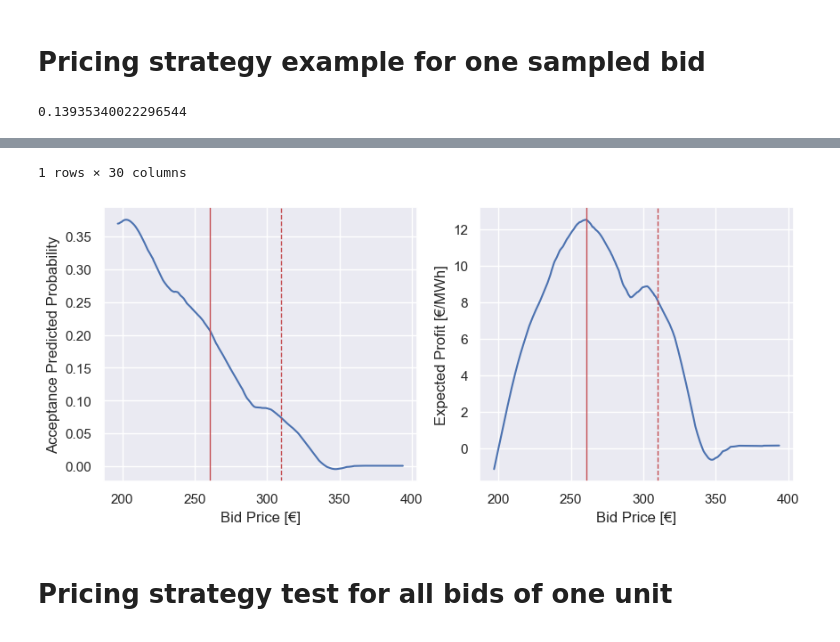
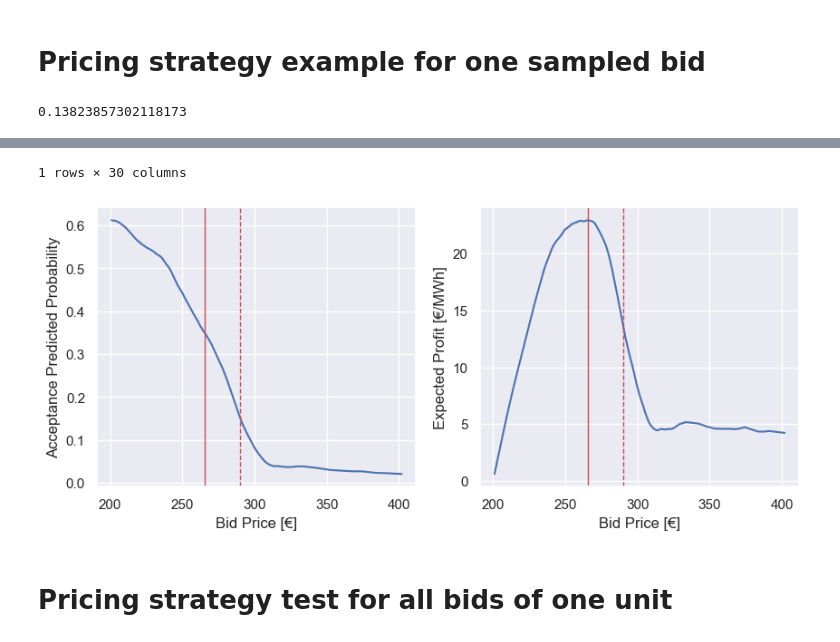
Before and after one commit to gkchln/asm_forecast, a Jupyter notebook: BidPricing.ipynb, the cells around one changed output, grey strips where cells are left out. Saved outputs shown, nothing was run; the diff lists cells and outputs as text; code cells hidden in the pictures.

```diff
--- a/BidPricing.ipynb
+++ b/BidPricing.ipynb
@@ -17,7 +17,7 @@ sns.set_theme()
 # %%
 pd.options.mode.chained_assignment = None
 # %%
-scope = 'BID'
+scope = 'OFF'
 
 cal = {
     'OFF': '_CALIBRATED',
@@ -29,7 +29,7 @@ unit = {
     'BID': 'UP_VADOTERM_5'
 }
 
-input_path = f'data/3_output/ML_dataset_{scope}.pkl'
+input_path = f'/Users/guillaume/Library/CloudStorage/OneDrive-PolitecnicodiMilano/Share/asm_forecast/ML_dataset_{scope}.pkl'
 predictions_path = f'modeling/{scope}/model_predictions/RF_predicted_probs_monthly_recal_rolling_12m{cal[scope]}.pkl'
 model_folder = f'modeling/{scope}/model_dumps/classifier'
 calibrator_folder = f'modeling/{scope}/model_dumps/calibrator'
@@ -105,10 +105,11 @@ marginal_cost = 200
 n_prices = 300
 random_state = None
 smoothed = True
+clf = joblib.load(f'modeling/{scope}/model_dumps/model_trained_{scope}_2021.joblib')
 
 # bid = df[(df.year == year)&(df.Tech == tech)&(df.month == month)].sample(1, random_state=random_state)
-# bid = df[df.index == '2022012213UP_LA_CASELL_2_OFF']
-bid = df[(df.year == year)&(df.unit == unit[scope])].sample(1, random_state=random_state)
+bid = df[df.index == '2022012213UP_LA_CASELL_2_OFF']
+# bid = df[(df.year == year)&(df.unit == unit[scope])].sample(1, random_state=random_state)
 
 if scope == 'OFF':
     price_diff = np.linspace(0, 1/3, n_prices)
@@ -140,10 +141,10 @@ axs[1].set_ylabel('Expected Profit [€/MWh]')
 for i in [0, 1]:
     axs[i].axvline(x=bid.Price.iloc[0], color='r', linestyle='--', linewidth=1) # Line for the actual bid price
     axs[i].axvline(x=simulated_bids.loc[simulated_bids['Expected Profit'].argmax(), 'Price'], color='r', linestyle='-', linewidth=1) # Line for the optimal bid price
-# plt.savefig(join(fig_folder, '{}.png'.format(bid.index[0])), dpi=300, bbox_inches='tight')
+plt.savefig(join(fig_folder, '{}.png'.format(bid.index[0])), dpi=300, bbox_inches='tight')
 
 print(simulated_bids.loc[simulated_bids['Expected Profit'].argmax(), 'PriceDiff'])
 bid
 # %% [output]
-0.13935340022296544
+0.13823857302118173
 |  | hour | date | year | unit | scope | SC_PC1 | SC_PC2 | IN_PC1 | IN_PC2 | CT_PC1 | ... | ... |
@@ -151,5 +152,5 @@ bid
 1 rows × 30 columns
-[figure, old version]
+[figure, new version]
 # %% [markdown]
 # Pricing strategy test for all bids of one unit
 # %% [markdown]
```
Also changed, not shown: parts of 16 cells of this notebook, 2 other files.
